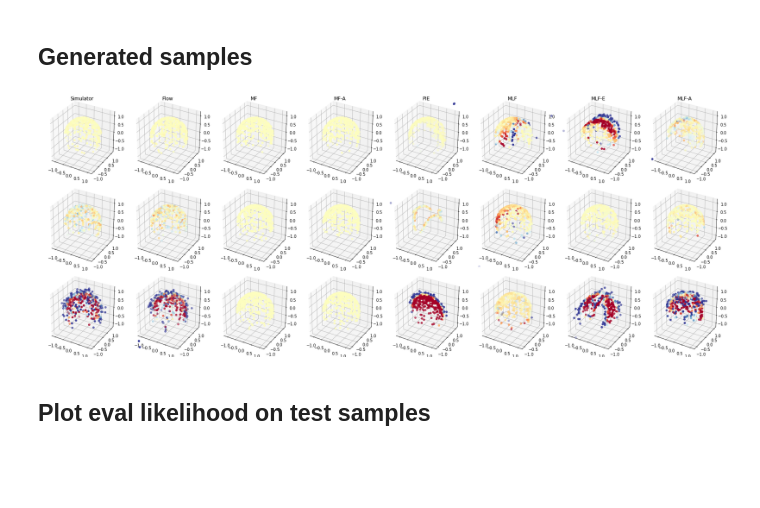
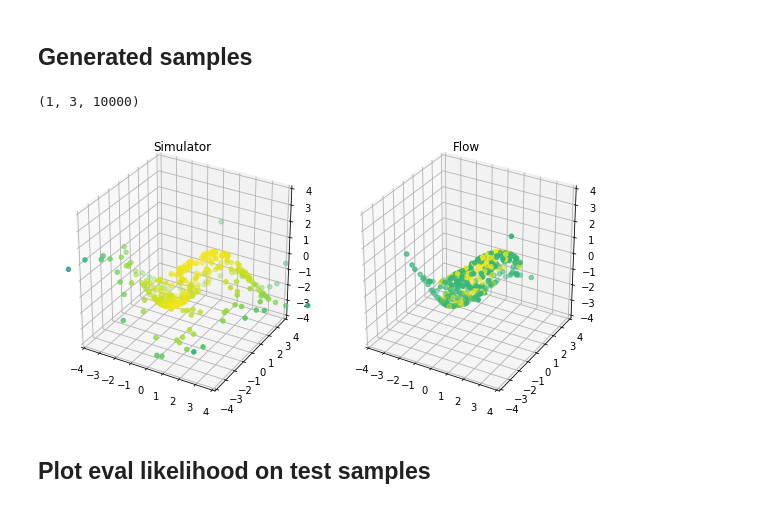
Before and after one commit to johannbrehmer/manifold-flow, a Jupyter notebook: experiments/notebooks/plot_power_results.ipynb, the cells around one changed output. Drawn from its saved outputs; the diff is of its cells as text; code cells hidden in the pictures; blank space fills up the shorter version.

```diff
--- a/experiments/notebooks/plot_power_results.ipynb
+++ b/experiments/notebooks/plot_power_results.ipynb
@@ -244,57 +221,50 @@ def show_scatter(algo=None, show=0, boundary=1.5):
     ax.set_zlabel("$x_2$")
 
     plt.show()
+# %%
+model_gen_logp.shape
+# %% [output]
+(1, 3, 10000)
 # %%
-# cmin, cmax = -20., 5.
-cmin, cmax = 0.95, 1.05
-boundary = 1.2
-show = [1,0,2]
+cmin, cmax = -8., 4.
+boundary = 4.0
 run = 0
 
-ncols = len(algo_labels) + 1
-nrows = len(show)
+ncols = 3
+nrows = len(algo_labels) // ncols + 1
 
-fig = plt.figure(figsize=(ncols*3., nrows*3.1))
+fig = plt.figure(figsize=(ncols*4., nrows*4.1))
 
-for col, algo in enumerate(range(-1, len(algo_labels))):
-    for row, setup in enumerate(show):
-        if algo < 0:
-            x = test_x[setup, run, :400]
+for panel, algo in enumerate(range(-1, len(algo_labels))):
+    if algo < 0:
+        x = test_x[run, :400]
+    else:
+        if model_gen_x[algo][run] is None:
+            continue
         else:
-            if model_gen_x[algo][setup][run] is None:
-                continue
-            else:
-                x = model_gen_x[algo][setup][run][:400]
+            x = model_gen_x[algo][run][:400]
 
-        logp = np.clip(
-            test_logp[setup, run, :400] if algo < 0 else model_gen_logp[algo, setup, run, :400],
-            cmin, cmax
-        )
-        r = np.sum(x**2, axis=1)**0.5
+    logp = np.clip(
+        test_logp[run, 50, :400] if algo < 0 else model_gen_logp[algo, run, :400],
+        cmin, cmax
+    )
 
-        ax = fig.add_subplot(nrows, ncols, row * ncols + col + 1, projection="3d")
-        # ax.scatter(x[:,0], x[:,1], x[:,2], c=logp, cmap="viridis", vmin=cmin, vmax=cmax)
-        ax.scatter(x[:,0], x[:,1], x[:,2], c=r, cmap="RdYlBu", vmin=cmin, vmax=cmax)
+    ax = fig.add_subplot(nrows, ncols, panel + 1, projection="3d")
+    ax.scatter(x[:,0], x[:,1], x[:,2], c=logp, cmap="viridis", vmin=cmin, vmax=cmax)
 
-        ax.set_xlim(-boundary, boundary)
-        ax.set_ylim(-boundary, boundary)
-        ax.set_zlim(-boundary, boundary)
-        ax.set_xlabel("")
-        ax.set_ylabel("")
-        ax.set_zlabel("")
+    ax.set_xlim(-boundary, boundary)
+    ax.set_ylim(-boundary, boundary)
+    ax.set_zlim(-boundary, boundary)
 
-#         if col == 0:
-#             #ax.set_ylabel(setup_labels[setup], rotation=0, size='large')
-#             ax.annotate(setup_labels[setup], xy=(0, 0.5), xytext=(-ax.yaxis.labelpad - 0., 0),
-#                         xycoords=ax.yaxis.label, textcoords='offset points',
-#                         size='large', ha='right', va='center')
-        if row == 0:
-            ax.set_title("Simulator" if algo < 0 else algo_labels[algo])
+    ax.set_title("Simulator" if algo < 0 else algo_labels[algo])
+    ax.set_xlabel("")
+    ax.set_ylabel("")
+    ax.set_zlabel("")
 
 plt.tight_layout()
-plt.savefig("../figures/generated_samples_3d_spherical_gaussian.pdf")
+plt.savefig("../figures/generated_samples_3d_power.pdf")
 # %% [output]
-[figure, old version]
+[figure, new version]
 # %% [markdown]
 ## Plot eval likelihood on test samples
 # %%
```
Also changed, not shown: parts of 18 cells of this notebook, 10 other files.
